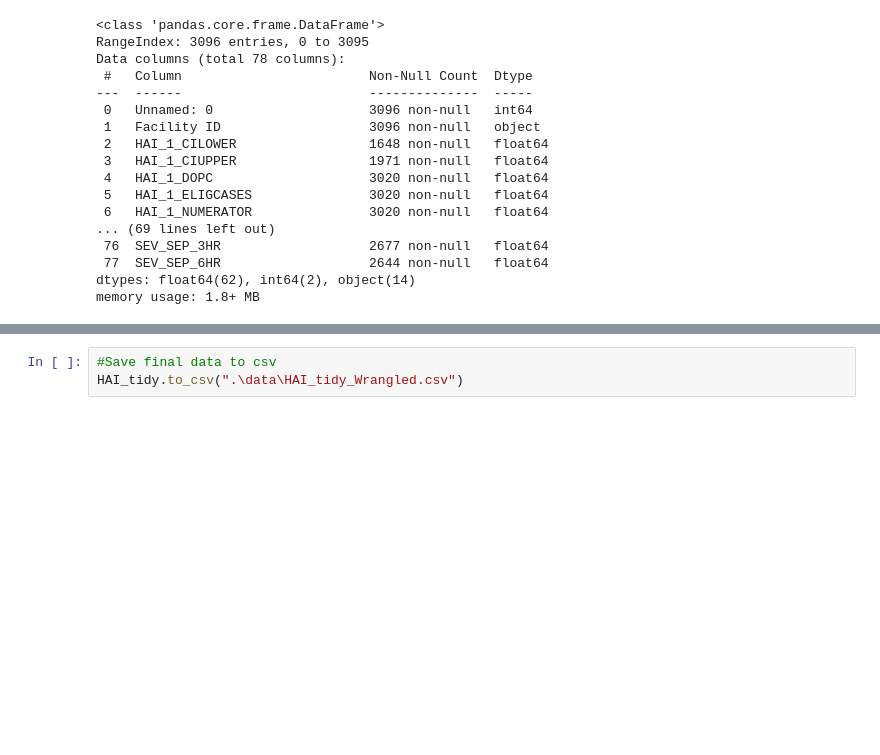
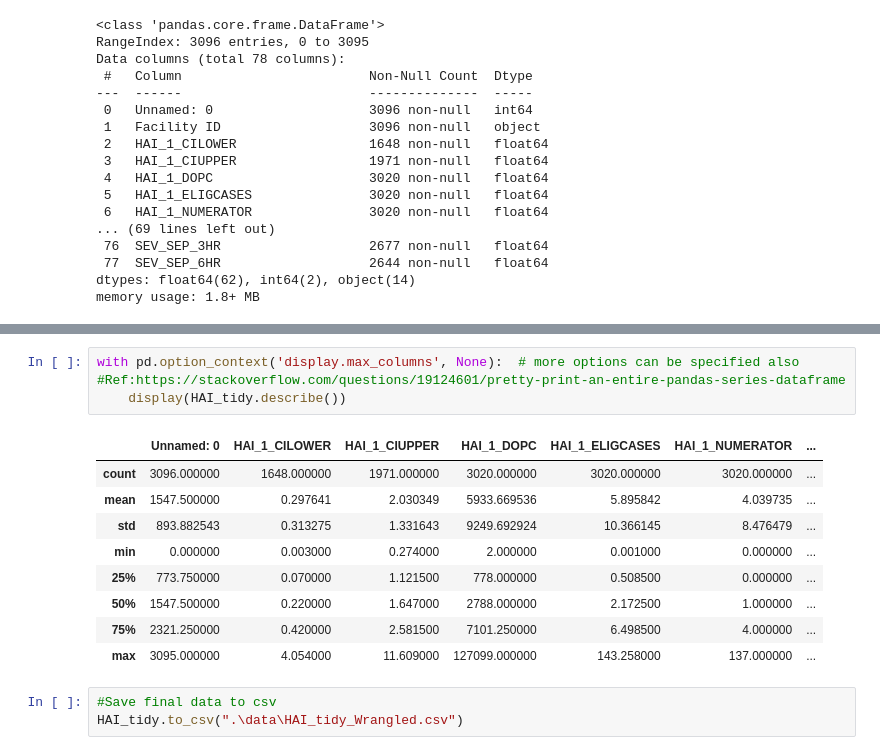
Before and after one commit to rejexx/Predicting_infection, a Jupyter notebook: 01_DataWrangling.ipynb, the cells around one changed output, grey strips where cells are left out. Cells and saved outputs as stored; diff of their text form; blank space fills up the shorter version.

```diff
--- a/01_DataWrangling.ipynb
+++ b/01_DataWrangling.ipynb
@@ -498,3 +508,16 @@ profile_HAI = ProfileReport(HAI_tidy, title="Infections tidy table Pandas Profil
+# %%
+with pd.option_context('display.max_columns', None):  # more options can be specified also  #Ref:https://stackoverflow.com/questions/19124601/pretty-print-an-entire-pandas-series-dataframe
+    display(HAI_tidy.describe())
+# %% [output]
+|  | Unnamed: 0 | HAI_1_CILOWER | HAI_1_CIUPPER | HAI_1_DOPC | HAI_1_ELIGCASES | HAI_1_NUMERATOR | ... |
+| count | 3096.000000 | 1648.000000 | 1971.000000 | 3020.000000 | 3020.000000 | 3020.000000 | ... |
+| mean | 1547.500000 | 0.297641 | 2.030349 | 5933.669536 | 5.895842 | 4.039735 | ... |
+| std | 893.882543 | 0.313275 | 1.331643 | 9249.692924 | 10.366145 | 8.476479 | ... |
+| min | 0.000000 | 0.003000 | 0.274000 | 2.000000 | 0.001000 | 0.000000 | ... |
+| 25% | 773.750000 | 0.070000 | 1.121500 | 778.000000 | 0.508500 | 0.000000 | ... |
+| 50% | 1547.500000 | 0.220000 | 1.647000 | 2788.000000 | 2.172500 | 1.000000 | ... |
+| 75% | 2321.250000 | 0.420000 | 2.581500 | 7101.250000 | 6.498500 | 4.000000 | ... |
+| max | 3095.000000 | 4.054000 | 11.609000 | 127099.000000 | 143.258000 | 137.000000 | ... |
 # %%
 #Save final data to csv
 HAI_tidy.to_csv(".\data\HAI_tidy_Wrangled.csv")
```
Also changed, not shown: parts of 6 cells of this notebook.
